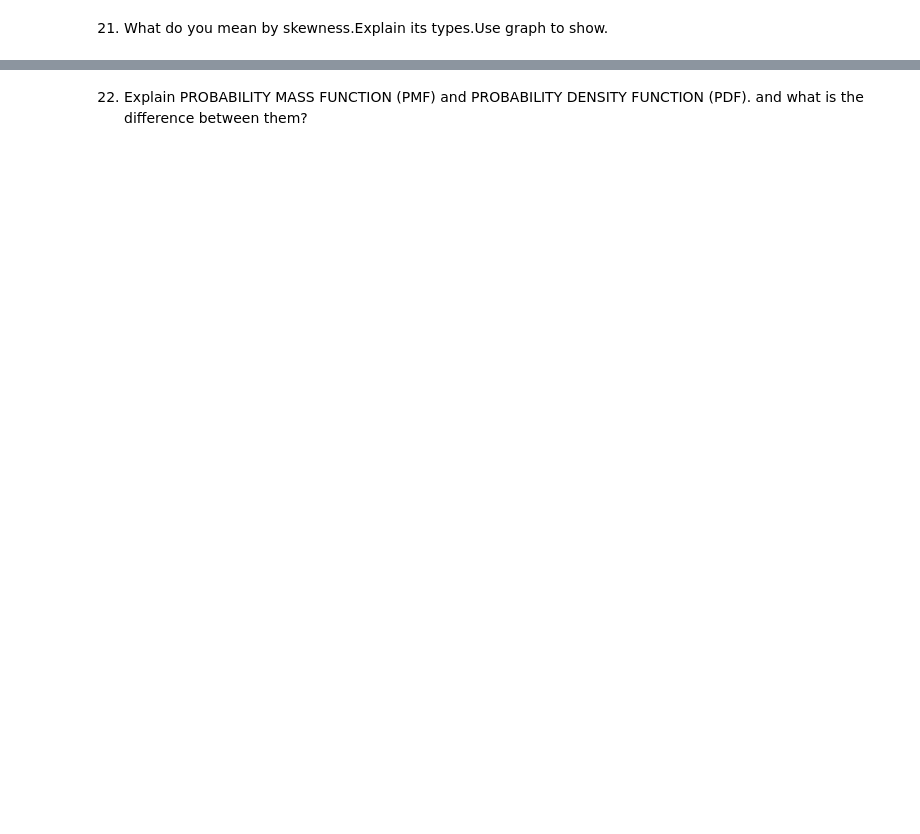
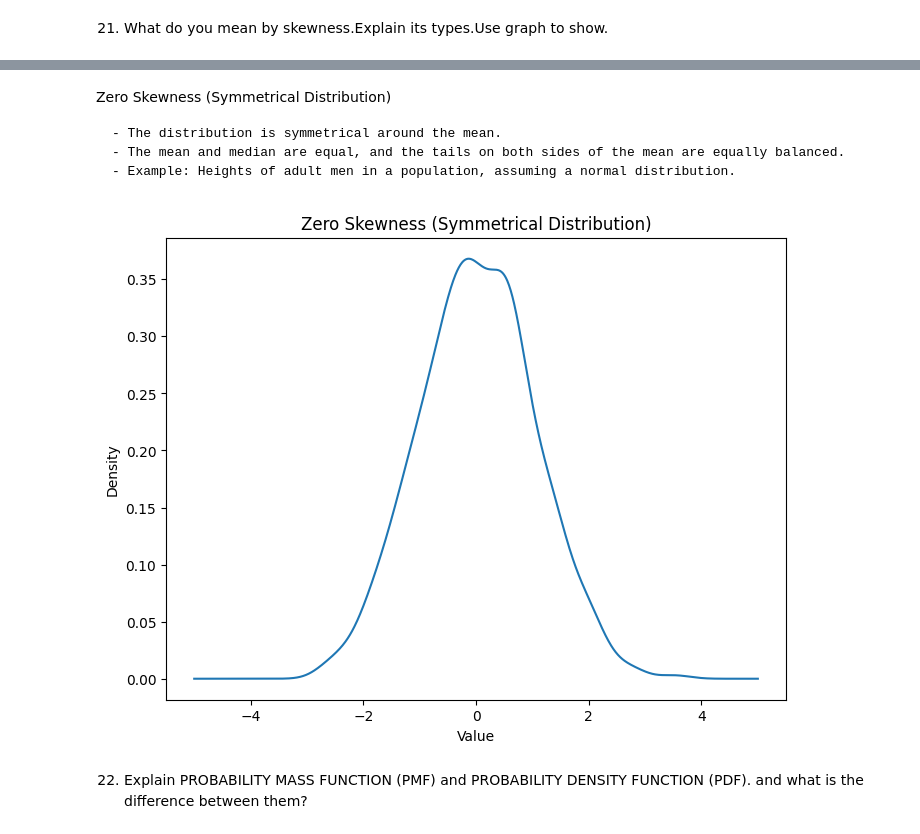
Before and after one commit to akash-soni/Data_Science_masters_pro, a Jupyter notebook: PW_Assignements.ipynb, the cells around one changed output, grey strips where cells are left out. Saved outputs shown, nothing was run; the diff lists cells and outputs as text; code cells hidden in the pictures; blank space fills up the shorter version.

```diff
--- a/PW_Assignements.ipynb
+++ b/PW_Assignements.ipynb
@@ -2667,2 +2802,21 @@ calculated.
+# %% [markdown]
+Zero Skewness (Symmetrical Distribution)
+
+    - The distribution is symmetrical around the mean.
+    - The mean and median are equal, and the tails on both sides of the mean are equally balanced.
+    - Example: Heights of adult men in a population, assuming a normal distribution.
+# %%
+data = np.random.normal(loc=0, scale=1, size=1000)
+density = stats.gaussian_kde(data)
+x = np.linspace(-5, 5, 1000)
+
+plt.figure(figsize=(8, 6))
+plt.plot(x, density(x))
+plt.title('Zero Skewness (Symmetrical Distribution)')
+plt.xlabel('Value')
+plt.ylabel('Density')
+plt.show()
+# %% [output]
+[figure, added]
 # %% [markdown]
 22. Explain PROBABILITY MASS FUNCTION (PMF) and PROBABILITY DENSITY FUNCTION (PDF). and what is the difference between them?
```
Also changed, not shown: parts of 51 cells of this notebook, 42 other files.
